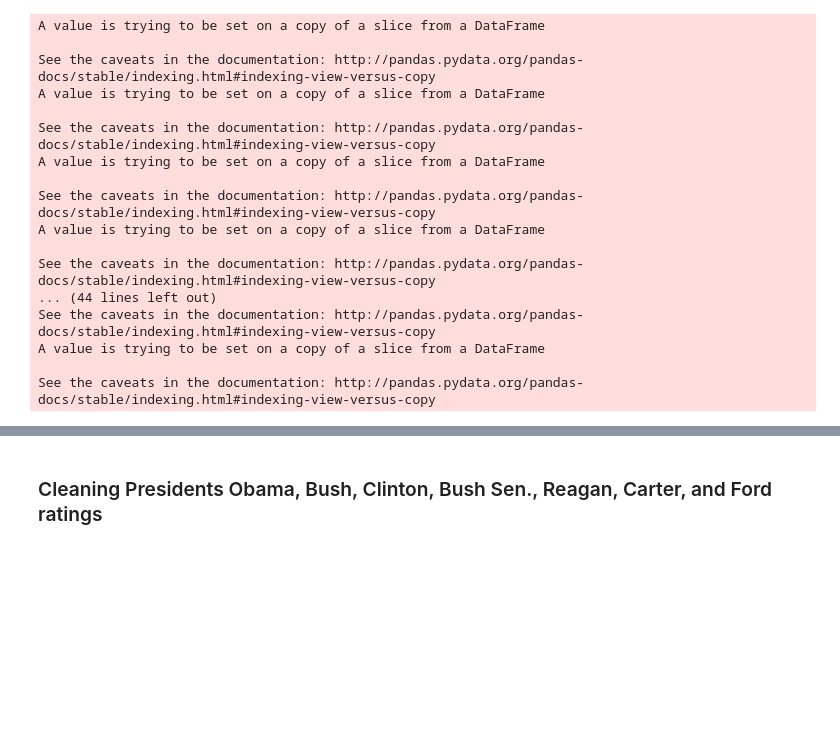
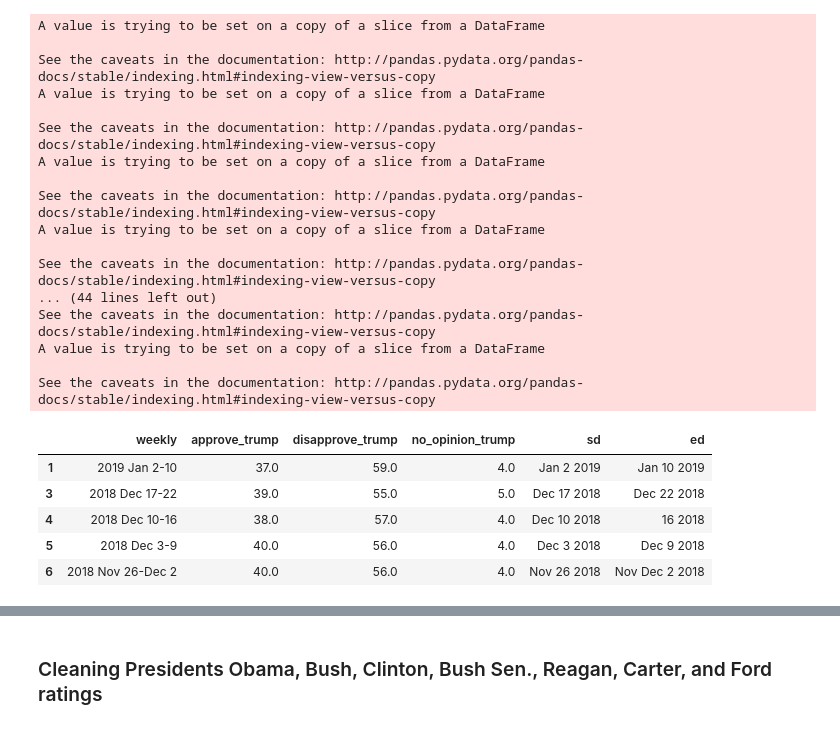
Before and after one commit to amritperera/Data-Bootcamp-Project-1, a Jupyter notebook: Code/Ahmeda_presi_congress_data.ipynb, the cells around one changed output, grey strips where cells are left out. Drawn from its saved outputs; the diff is of its cells as text; code cells hidden in the pictures; blank space fills up the shorter version.

```diff
--- a/Code/Ahmeda_presi_congress_data.ipynb
+++ b/Code/Ahmeda_presi_congress_data.ipynb
@@ -397,3 +386,12 @@ See the caveats in the documentation: http://pandas.pydata.org/pandas-docs/stabl
 A value is trying to be set on a copy of a slice from a DataFrame
 
 See the caveats in the documentation: http://pandas.pydata.org/pandas-docs/stable/indexing.html#indexing-view-versus-copy
+# %%
+tc2.head()
+# %% [output]
+|  | weekly | approve_trump | disapprove_trump | no_opinion_trump | sd | ed |
+| 1 | 2019 Jan 2-10 | 37.0 | 59.0 | 4.0 | Jan 2 2019 | Jan 10 2019 |
+| 3 | 2018 Dec 17-22 | 39.0 | 55.0 | 5.0 | Dec 17 2018 | Dec 22 2018 |
+| 4 | 2018 Dec 10-16 | 38.0 | 57.0 | 4.0 | Dec 10 2018 | 16 2018 |
+| 5 | 2018 Dec 3-9 | 40.0 | 56.0 | 4.0 | Dec 3 2018 | Dec 9 2018 |
+| 6 | 2018 Nov 26-Dec 2 | 40.0 | 56.0 | 4.0 | Nov 26 2018 | Nov Dec 2 2018 |
```
Also changed, not shown: parts of 3 cells of this notebook.
